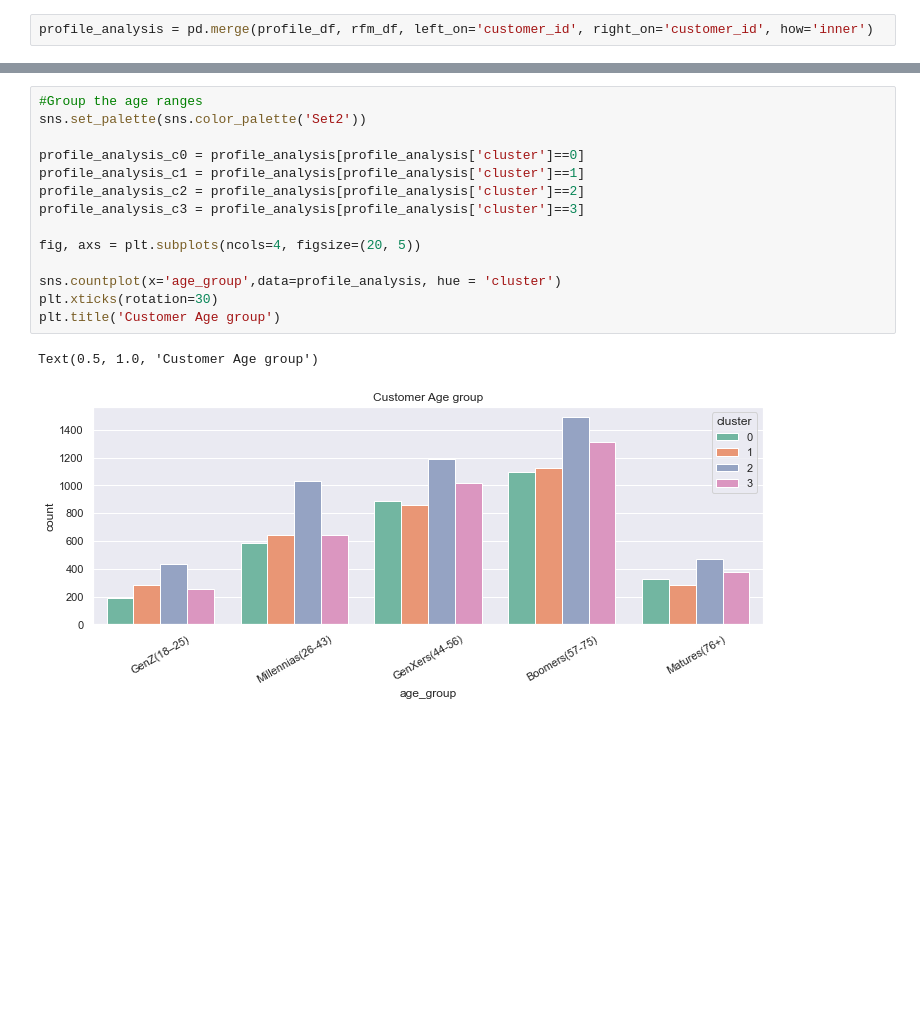
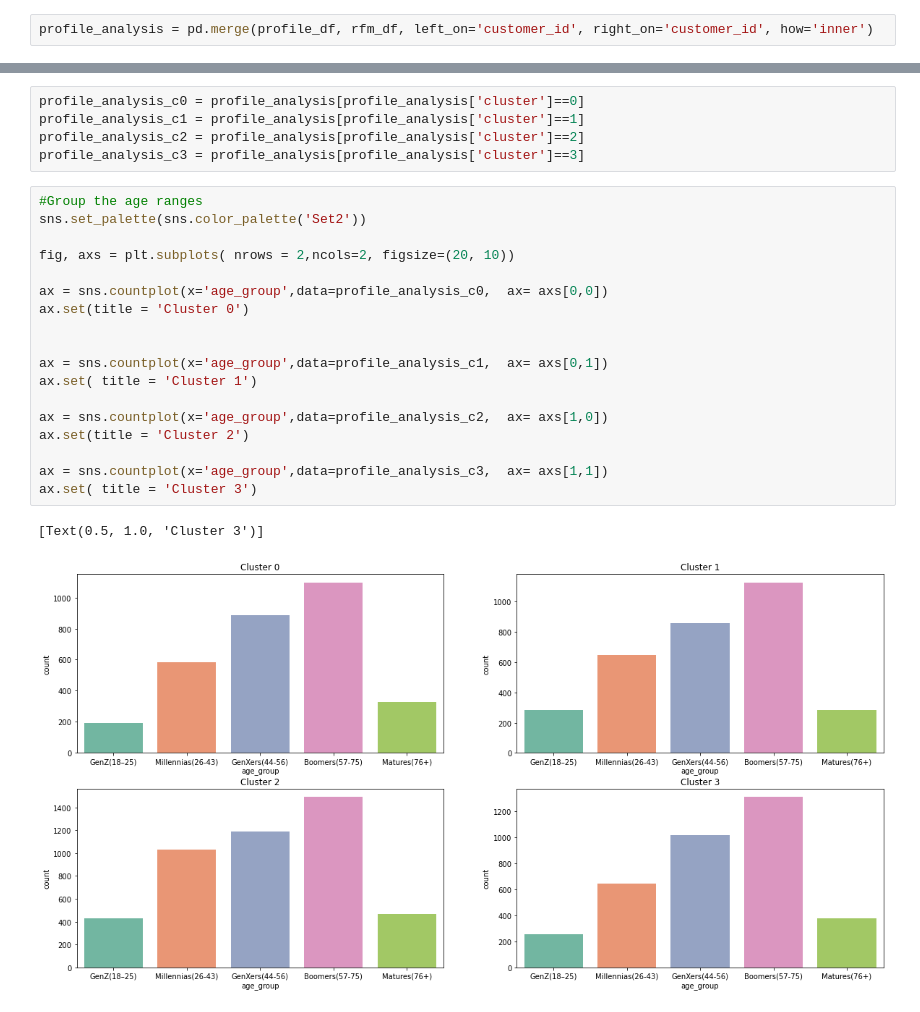
Before and after one commit to Arjunar92/Starbucks_Customer_Segmentation_Project, a Jupyter notebook: Starbucks_Capstone_Data_Exploration.ipynb, the cells around one changed output, grey strips where cells are left out. Saved outputs shown, nothing was run; the diff lists cells and outputs as text; blank space fills up the shorter version.

```diff
--- a/Starbucks_Capstone_Data_Exploration.ipynb
+++ b/Starbucks_Capstone_Data_Exploration.ipynb
@@ -735,21 +740,30 @@ profile_analysis.head(4)
 | 2 | M | 68 | e2127556f4f64592b11af22de27a7932 | 2018-04-26 | 70000.0 | 2018 | Boomers(57-75) | 8 | ... |
 | 3 | M | 65 | 389bc3fa690240e798340f5a15918d5c | 2018-02-09 | 53000.0 | 2018 | Boomers(57-75) | 4 | ... |
 # %%
-#Group the age ranges
-sns.set_palette(sns.color_palette('Set2'))
-
 profile_analysis_c0 = profile_analysis[profile_analysis['cluster']==0]
 profile_analysis_c1 = profile_analysis[profile_analysis['cluster']==1]
 profile_analysis_c2 = profile_analysis[profile_analysis['cluster']==2]
 profile_analysis_c3 = profile_analysis[profile_analysis['cluster']==3]
-
-fig, axs = plt.subplots(ncols=4, figsize=(20, 5))
-
-sns.countplot(x='age_group',data=profile_analysis, hue = 'cluster')
-plt.xticks(rotation=30)
-plt.title('Customer Age group')
-# %% [output]
-Text(0.5, 1.0, 'Customer Age group')
-[figure, removed]
+# %%
+#Group the age ranges
+sns.set_palette(sns.color_palette('Set2'))
+
+fig, axs = plt.subplots( nrows = 2,ncols=2, figsize=(20, 10))
+
+ax = sns.countplot(x='age_group',data=profile_analysis_c0,  ax= axs[0,0])
+ax.set(title = 'Cluster 0')
+
+
+ax = sns.countplot(x='age_group',data=profile_analysis_c1,  ax= axs[0,1])
+ax.set( title = 'Cluster 1')
+
+ax = sns.countplot(x='age_group',data=profile_analysis_c2,  ax= axs[1,0])
+ax.set(title = 'Cluster 2')
+
+ax = sns.countplot(x='age_group',data=profile_analysis_c3,  ax= axs[1,1])
+ax.set( title = 'Cluster 3')
+# %% [output]
+[Text(0.5, 1.0, 'Cluster 3')]
+[figure, added]
 # %%
 #Group the age ranges
```
Also changed, not shown: parts of 33 cells of this notebook.
